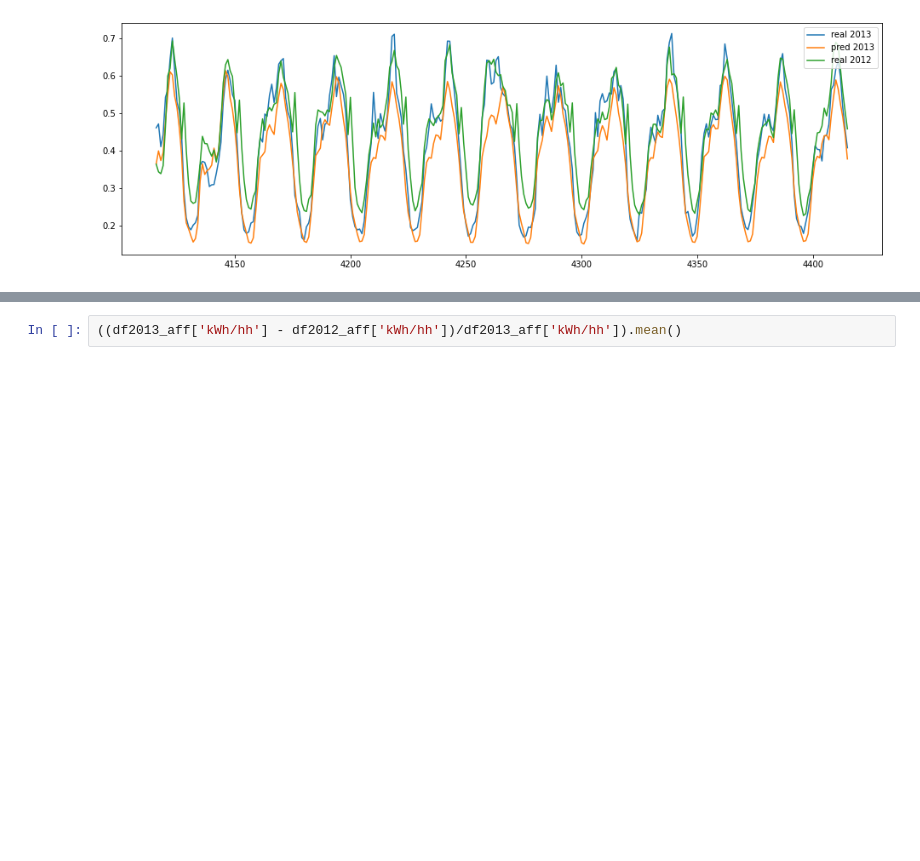
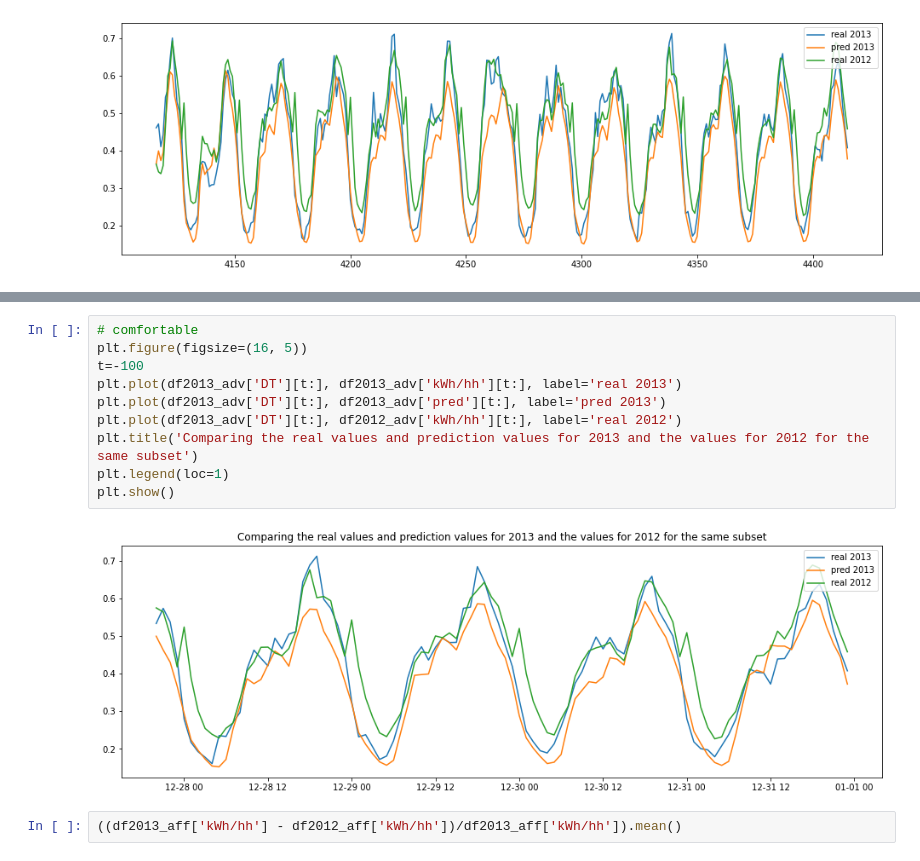
Before and after one commit to sabanejad/demand-response, a Jupyter notebook: code/SabaTests_updated.ipynb, the cells around one changed output, grey strips where cells are left out. Drawn from its saved outputs; the diff is of its cells as text; blank space fills up the shorter version.

```diff
--- a/code/SabaTests_updated.ipynb
+++ b/code/SabaTests_updated.ipynb
@@ -371,3 +393,15 @@ plt.show()
+# %%
+# comfortable
+plt.figure(figsize=(16, 5))
+t=-100
+plt.plot(df2013_adv['DT'][t:], df2013_adv['kWh/hh'][t:], label='real 2013')
+plt.plot(df2013_adv['DT'][t:], df2013_adv['pred'][t:], label='pred 2013')
+plt.plot(df2013_adv['DT'][t:], df2012_adv['kWh/hh'][t:], label='real 2012')
+plt.title('Comparing the real values and prediction values for 2013 and the values for 2012 for the same subset')
+plt.legend(loc=1)
+plt.show()
+# %% [output]
+[figure, added]
 # %%
 ((df2013_aff['kWh/hh'] - df2012_aff['kWh/hh'])/df2013_aff['kWh/hh']).mean()
 # %% [output]
```
Also changed, not shown: parts of 3 cells of this notebook, 10 other files.
